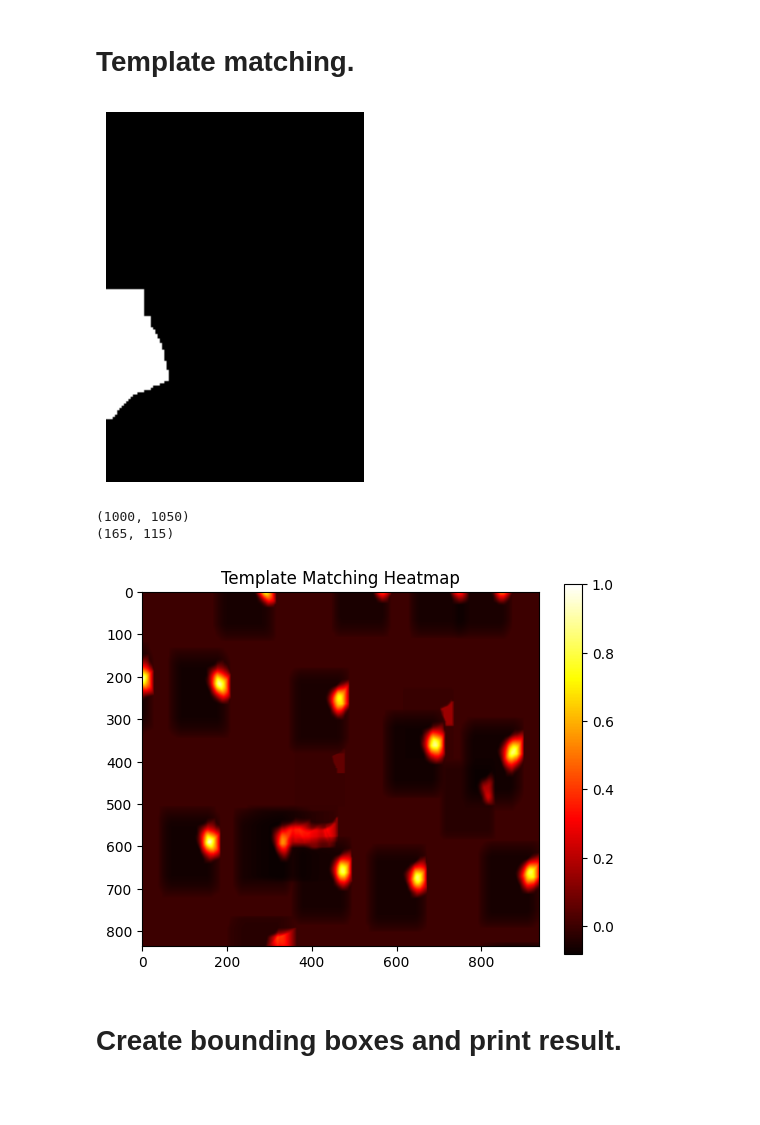
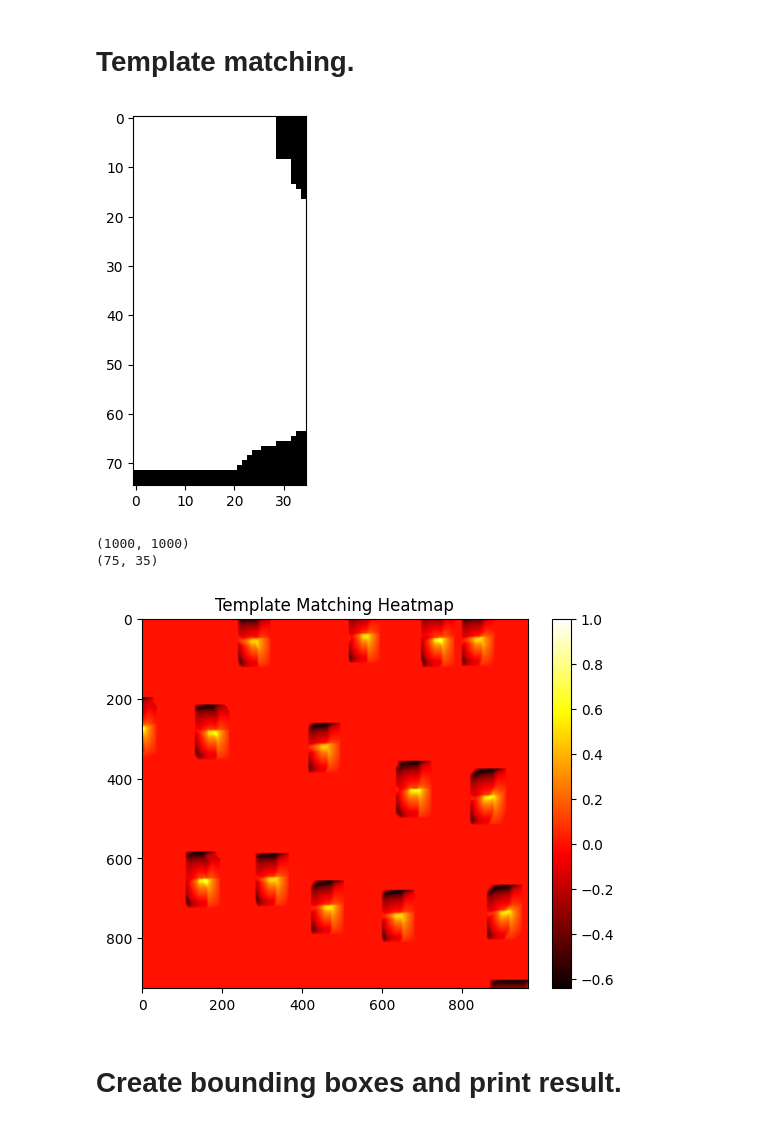
Before and after one commit to MinHius/Midterm-Digital-Image-Processing, a Jupyter notebook: MIDTERM_DIP_FINAL.ipynb, the cells around one changed output. Saved outputs shown, nothing was run; the diff lists cells and outputs as text; code cells hidden in the pictures; blank space fills up the shorter version.

```diff
--- a/MIDTERM_DIP_FINAL.ipynb
+++ b/MIDTERM_DIP_FINAL.ipynb
@@ -40,13 +33,19 @@ plt.show()
 # Erode big regions
 # including rabbit body and flowers.
 kernel_big = np.ones((30, 30), np.uint8)
-erode_body = cv2.erode(padded_img, kernel_big, iterations=1)
+erode_body = cv2.erode(thresh, kernel_big, iterations=1)
 plt.imshow(erode_body, cmap='gray')
 plt.show()
 
 # Erode remaining noises.
-kernel_small = np.ones((11, 11), np.uint8)
-erode_noise = cv2.erode(erode_body, kernel_small, iterations=1)
+kernel_medium = np.ones((11, 11), np.uint8)
+erode_noise = cv2.erode(erode_body, kernel_medium, iterations=1)
 plt.imshow(erode_noise, cmap='gray')
 plt.show()
+
+# Erode remaining noises.
+kernel_small = np.ones((5, 5), np.uint8)
+erode_dots = cv2.erode(erode_noise, kernel_small, iterations=4)
+plt.imshow(erode_dots, cmap='gray')
+plt.show()
 # %% [output]
@@ -54,0 +55,5 @@ plt.show()
+# %%
+# Dilate remaining features.
+finish = cv2.dilate(erode_dots, kernel_medium, iterations=4)
+plt.imshow(finish, cmap='gray')
+plt.show()
@@ -56,24 +63,24 @@ plt.show()
 # Template matching.
 # %%
 # Extract template - left cropped rabbit.
-template = erode_noise[205:370, 0:115]
+template = finish[275:350, 0:35]
 plt.imshow(template, cmap='gray')
-plt.axis('off')
 plt.show()
-print(erode_noise.shape)
+print(finish.shape)
 print(template.shape)
 # %% [output]
-[figure, old version]
+[figure, new version]
-(1000, 1050)
-(165, 115)
+(1000, 1000)
+(75, 35)
 # %%
-result = cv2.matchTemplate(erode_noise, template, cv2.TM_CCOEFF_NORMED) # Template matching
+# Template matching
+result = cv2.matchTemplate(finish, template, cv2.TM_CCOEFF_NORMED)
 plt.imshow(result, cmap='hot')
 plt.colorbar() # Shows the scale
 plt.title('Template Matching Heatmap')
 plt.show()
 # %% [output]
-[figure, old version]
+[figure, new version]
 # %% [markdown]
 # Create bounding boxes and print result.
 # %%
```
Also changed, not shown: parts of 4 cells of this notebook.
